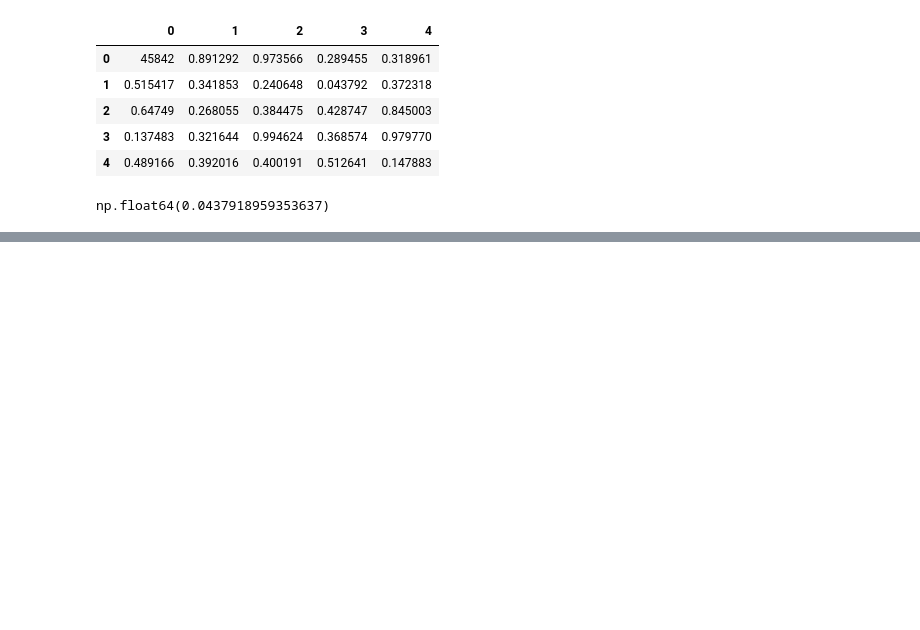
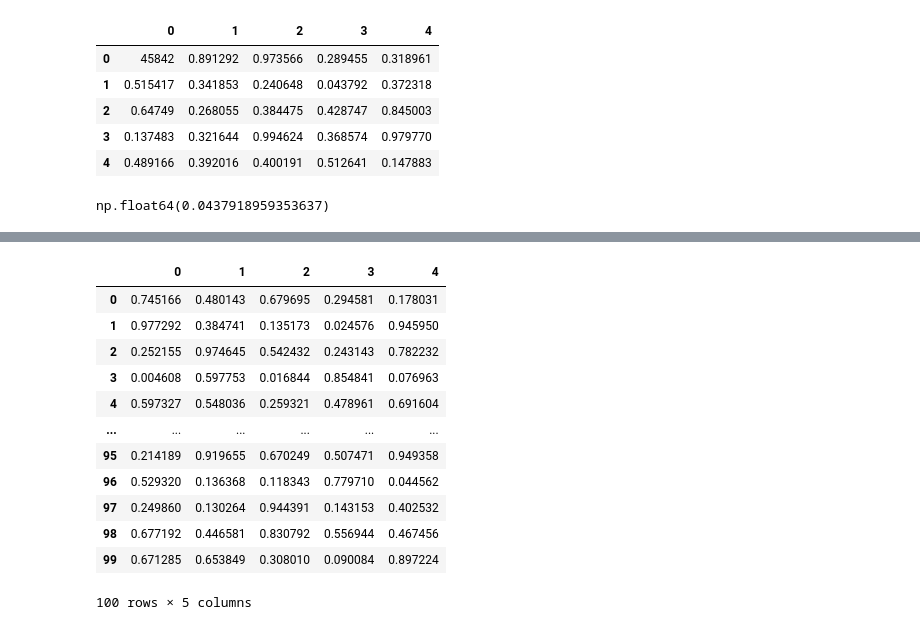
Before and after one commit to shruti-1102/zero-to-analyst, a Jupyter notebook: pandas-tut.ipynb, the cells around one changed output, grey strips where cells are left out. Drawn from its saved outputs; the diff is of its cells as text; code cells hidden in the pictures; blank space fills up the shorter version.

```diff
--- a/pandas-tut.ipynb
+++ b/pandas-tut.ipynb
@@ -321,0 +307,18 @@ NameError: name 'newdf' is not defined
+# %%
+mydf = pd.DataFrame(np.random.rand(100,5), index=np.arange(100))
+# %%
+mydf
+# %% [output]
+|  | 0 | 1 | 2 | 3 | 4 |
+| 0 | 0.745166 | 0.480143 | 0.679695 | 0.294581 | 0.178031 |
+| 1 | 0.977292 | 0.384741 | 0.135173 | 0.024576 | 0.945950 |
+| 2 | 0.252155 | 0.974645 | 0.542432 | 0.243143 | 0.782232 |
+| 3 | 0.004608 | 0.597753 | 0.016844 | 0.854841 | 0.076963 |
+| 4 | 0.597327 | 0.548036 | 0.259321 | 0.478961 | 0.691604 |
+| ... | ... | ... | ... | ... | ... |
+| 95 | 0.214189 | 0.919655 | 0.670249 | 0.507471 | 0.949358 |
+| 96 | 0.529320 | 0.136368 | 0.118343 | 0.779710 | 0.044562 |
+| 97 | 0.249860 | 0.130264 | 0.944391 | 0.143153 | 0.402532 |
+| 98 | 0.677192 | 0.446581 | 0.830792 | 0.556944 | 0.467456 |
+| 99 | 0.671285 | 0.653849 | 0.308010 | 0.090084 | 0.897224 |
+100 rows × 5 columns
```
Also changed, not shown: parts of 17 cells of this notebook.
